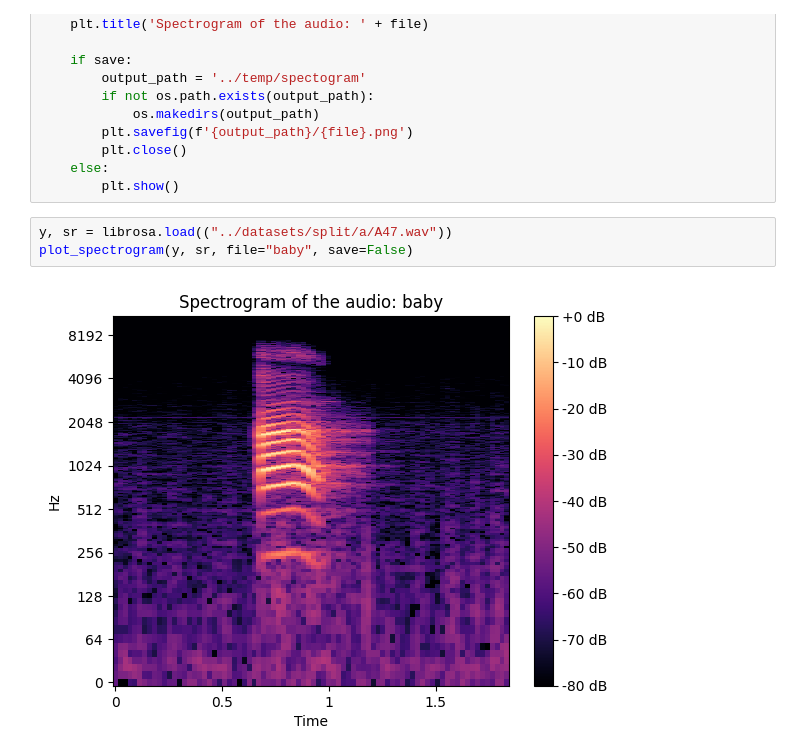
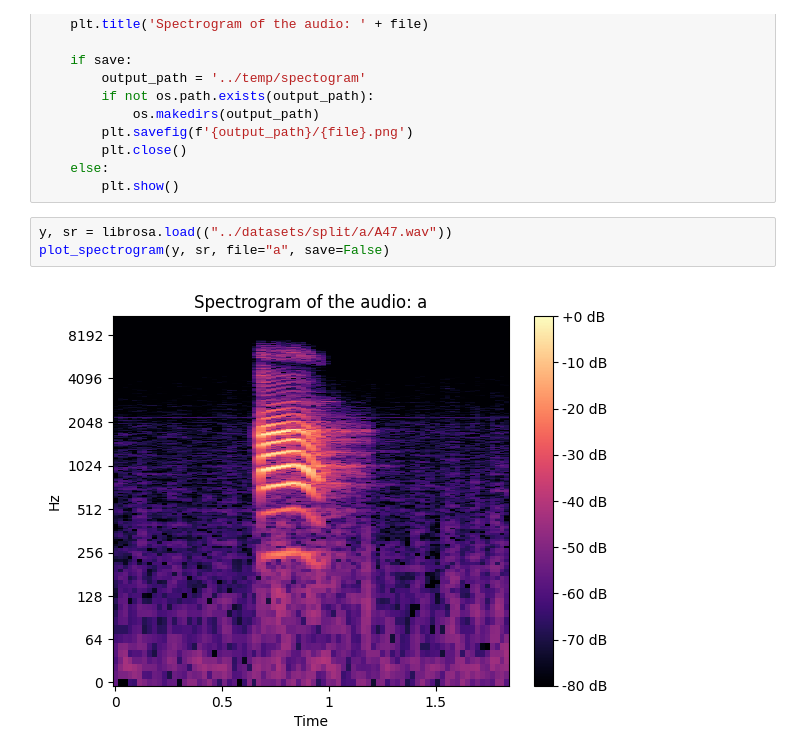
Before and after one commit to tranhuutuan261103/discrete-speech-recognition-using-hmm, a Jupyter notebook: src/spectogram.ipynb, the cells around one changed output. Saved outputs shown, nothing was run; the diff lists cells and outputs as text.

```diff
--- a/src/spectogram.ipynb
+++ b/src/spectogram.ipynb
@@ -23,6 +23,6 @@ def plot_spectrogram(y, sr, n_fft: int = 2048, hop_length: int = 512, file: str
         plt.show()
 # %%
 y, sr = librosa.load(("../datasets/split/a/A47.wav"))
-plot_spectrogram(y, sr, file="baby", save=False)
+plot_spectrogram(y, sr, file="a", save=False)
 # %% [output]
-[figure, old version]
+[figure, new version]
```
Also changed, not shown: 1 other file.
